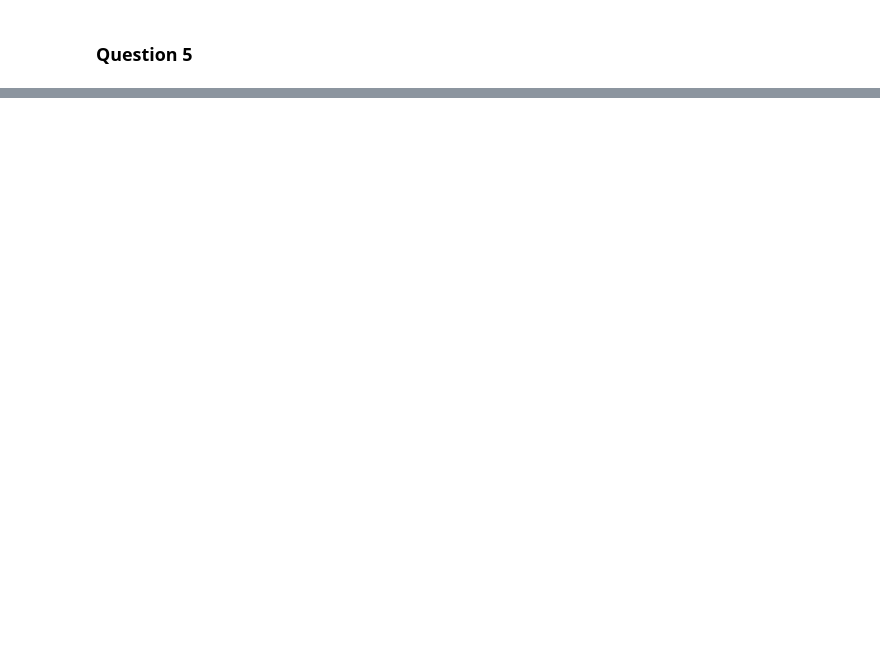
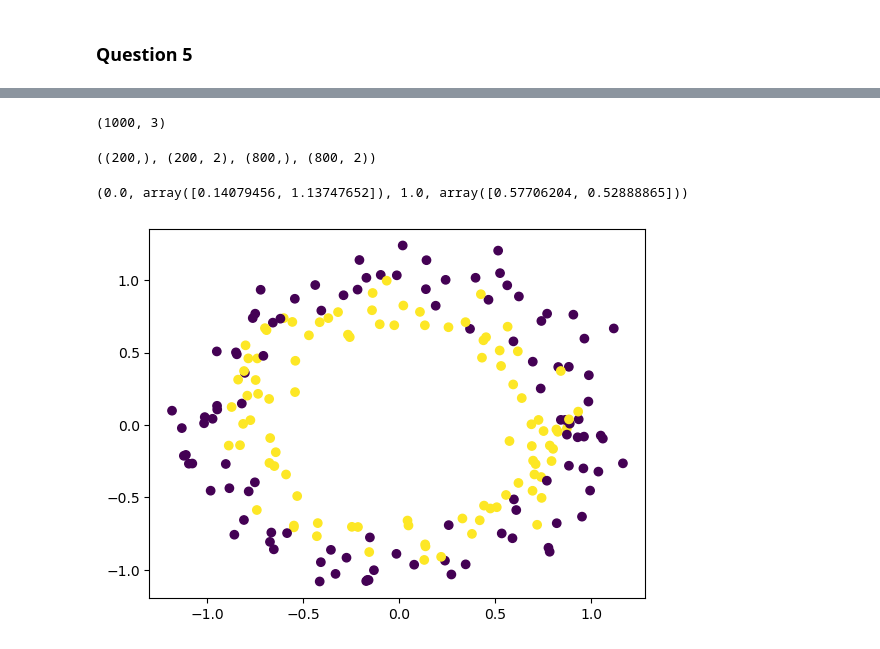
Before and after one commit to changjulian17/MLEassessment, a Jupyter notebook: Section A/section-a.ipynb, the cells around one changed output, grey strips where cells are left out. Cells and saved outputs as stored; diff of their text form; code cells hidden in the pictures; blank space fills up the shorter version.

```diff
--- a/Section A/section-a.ipynb
+++ b/Section A/section-a.ipynb
@@ -820,0 +810,2 @@ plt.show()
+# %%
+X,Y=make_circles(n_samples=1000,noise=0.1)
@@ -820,0 +821,36 @@ plt.show()
+# %%
+# Combine X and Y into a single array along the columns axis
+data_combined = np.column_stack((Y, X))
+
+# Shuffle the combined data along the rows axis
+np.random.shuffle(data_combined)
+
+m, n = data_combined.shape
+
+# make dev data
+data_dev = data_combined[0:200]
+Y_dev = data_dev[:,0]
+X_dev = data_dev[:,1:n]
+
+# make train data
+data_train = data_combined[200:]
+Y_train = data_train[:,0]
+X_train = data_train[:,1:n]
+_,m_train = X_train.shape
+# %%
+data_combined.shape
+# %% [output]
+(1000, 3)
+# %%
+Y_dev.shape, X_dev.shape, Y_train.shape, X_train.shape
+# %% [output]
+((200,), (200, 2), (800,), (800, 2))
+# %%
+Y_dev[0], X_dev[0], Y_train[0], X_train[0]
+# %% [output]
+(0.0, array([0.14079456, 1.13747652]), 1.0, array([0.57706204, 0.52888865]))
+# %%
+plt.scatter(X_dev[:,0],X_dev[:,1],c=Y_dev)
+plt.show()
+# %% [output]
+[figure, added]
```
Also changed, not shown: parts of 25 cells of this notebook, 6 other files.
